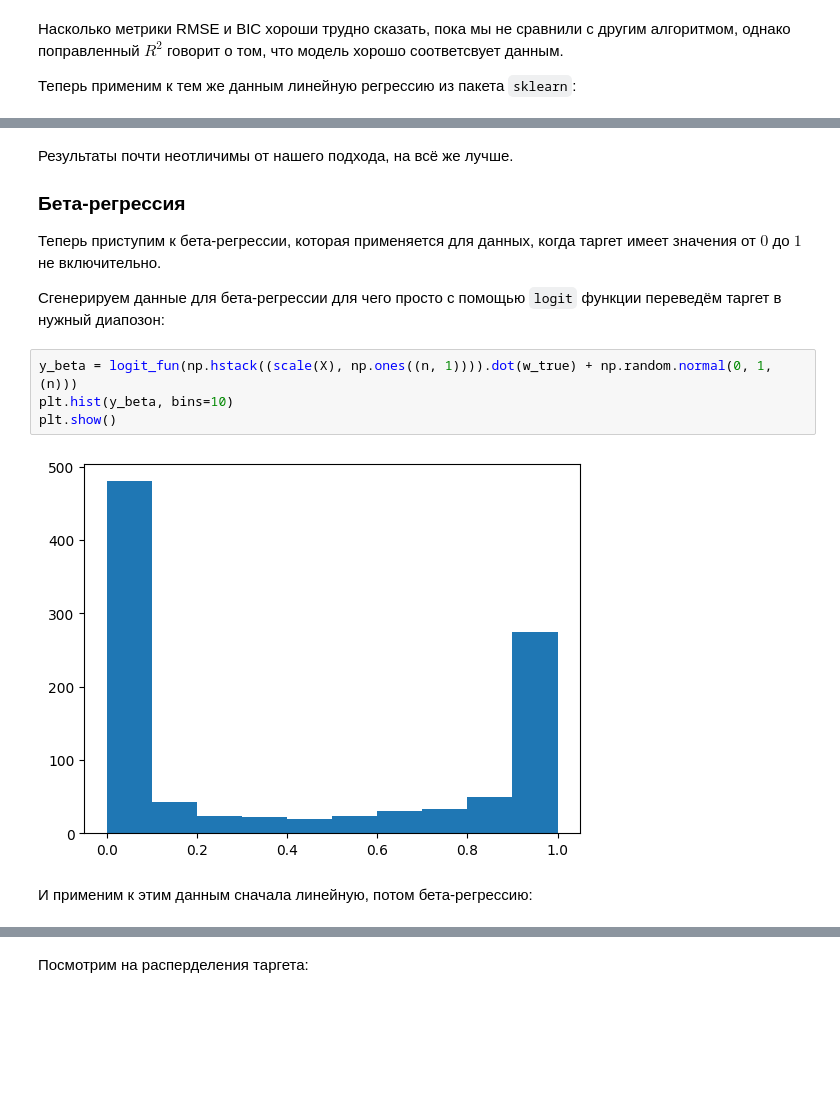
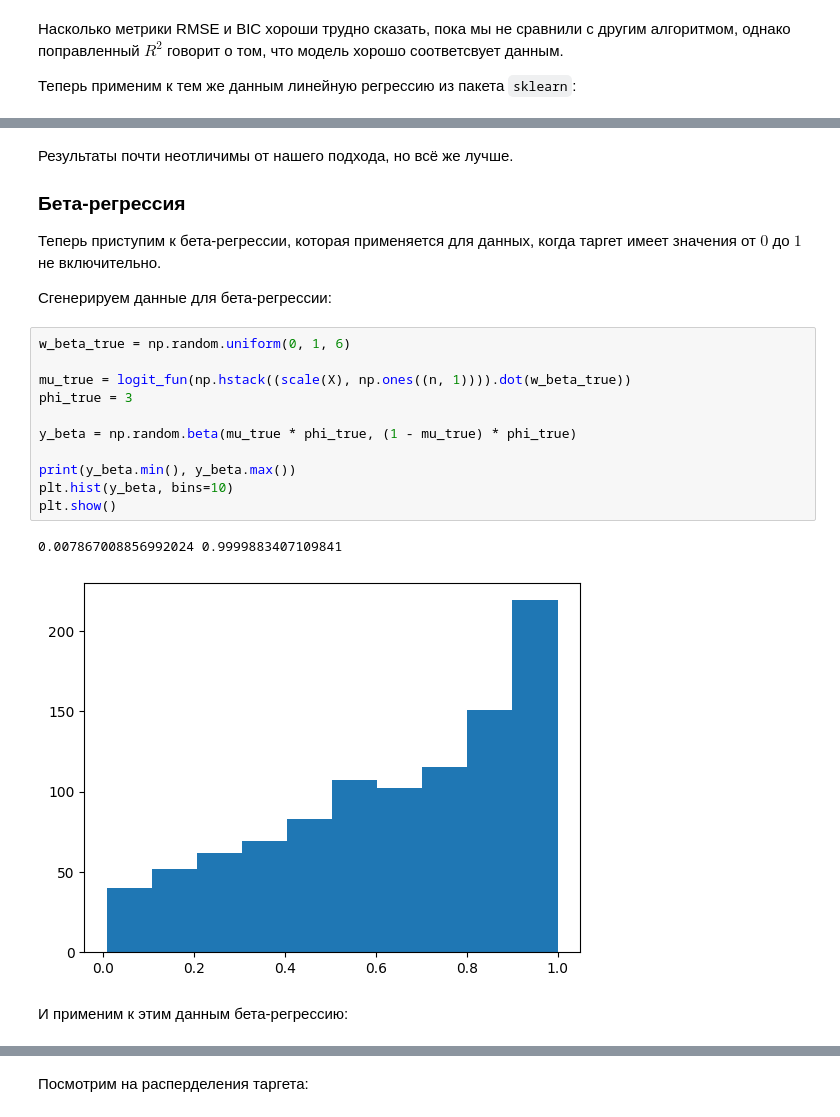
Before and after one commit to UnicornRed/GradientDescentBeta, a Jupyter notebook: stochastic_grad_desc.ipynb, the cells around one changed output, grey strips where cells are left out. Cells and saved outputs as stored; diff of their text form; blank space fills up the shorter version.

```diff
--- a/stochastic_grad_desc.ipynb
+++ b/stochastic_grad_desc.ipynb
@@ -744,16 +759,24 @@ print(BIC(log_likelyhood_simple, np.hstack((reg_lr.coef_, reg_lr.intercept_)), X
 # %% [markdown]
-Результаты почти неотличимы от нашего подхода, на всё же лучше.
+Результаты почти неотличимы от нашего подхода, но всё же лучше.
 
 ### Бета-регрессия
 
 Теперь приступим к бета-регрессии, которая применяется для данных, когда таргет имеет значения от $0$ до $1$ не включительно.
 
-Сгенерируем данные для бета-регрессии для чего просто с помощью `logit` функции переведём таргет в нужный диапозон:
+Сгенерируем данные для бета-регрессии:
 # %%
-y_beta = logit_fun(np.hstack((scale(X), np.ones((n, 1)))).dot(w_true) + np.random.normal(0, 1, (n)))
+w_beta_true = np.random.uniform(0, 1, 6)
+
+mu_true = logit_fun(np.hstack((scale(X), np.ones((n, 1)))).dot(w_beta_true))
+phi_true = 3
+
+y_beta = np.random.beta(mu_true * phi_true, (1 - mu_true) * phi_true)
+
+print(y_beta.min(), y_beta.max())
 plt.hist(y_beta, bins=10)
 plt.show()
 # %% [output]
+0.007867008856992024 0.9999883407109841
-[figure, old version]
+[figure, new version]
 # %% [markdown]
-И применим к этим данным сначала линейную, потом бета-регрессию:
+И применим к этим данным бета-регрессию:
```
Also changed, not shown: parts of 19 cells of this notebook, 5 other files.
